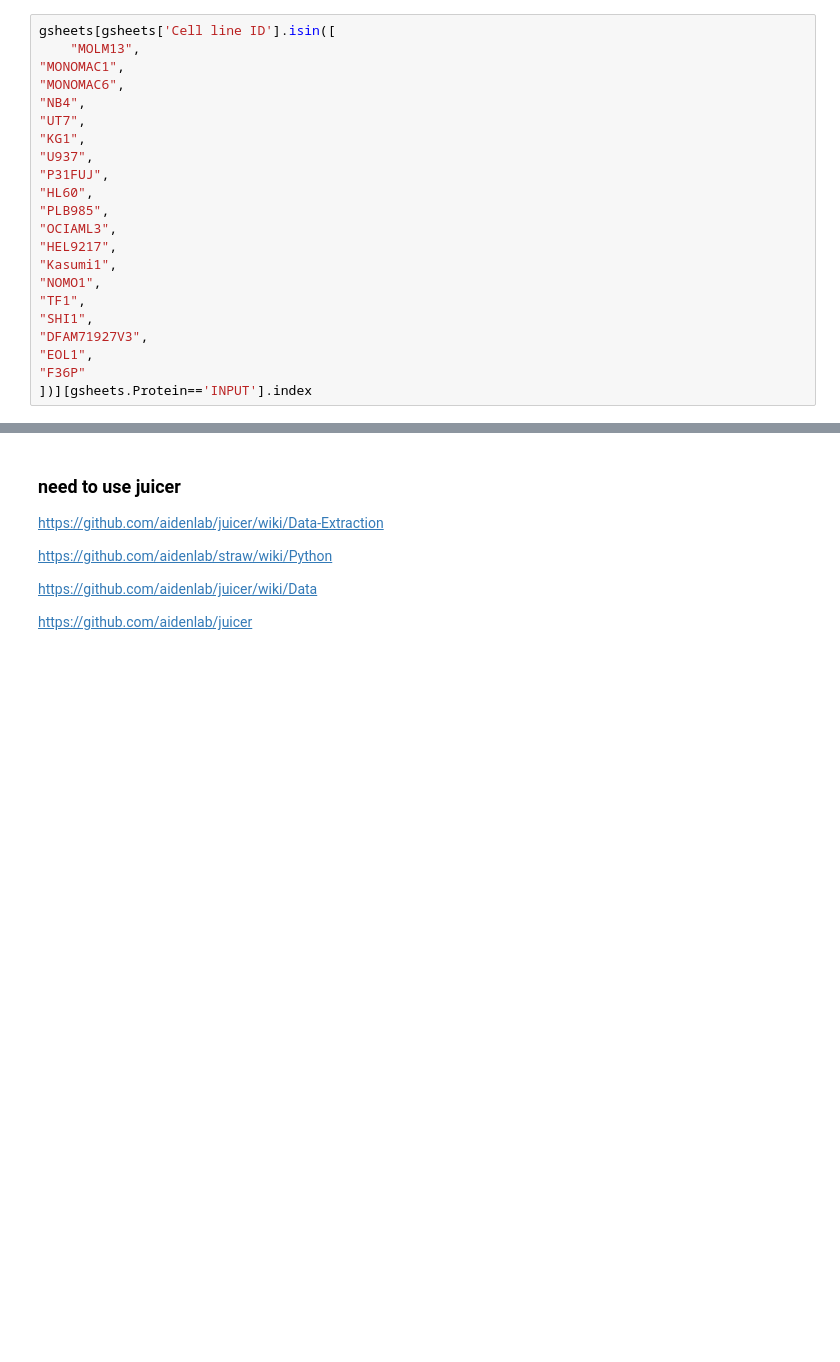
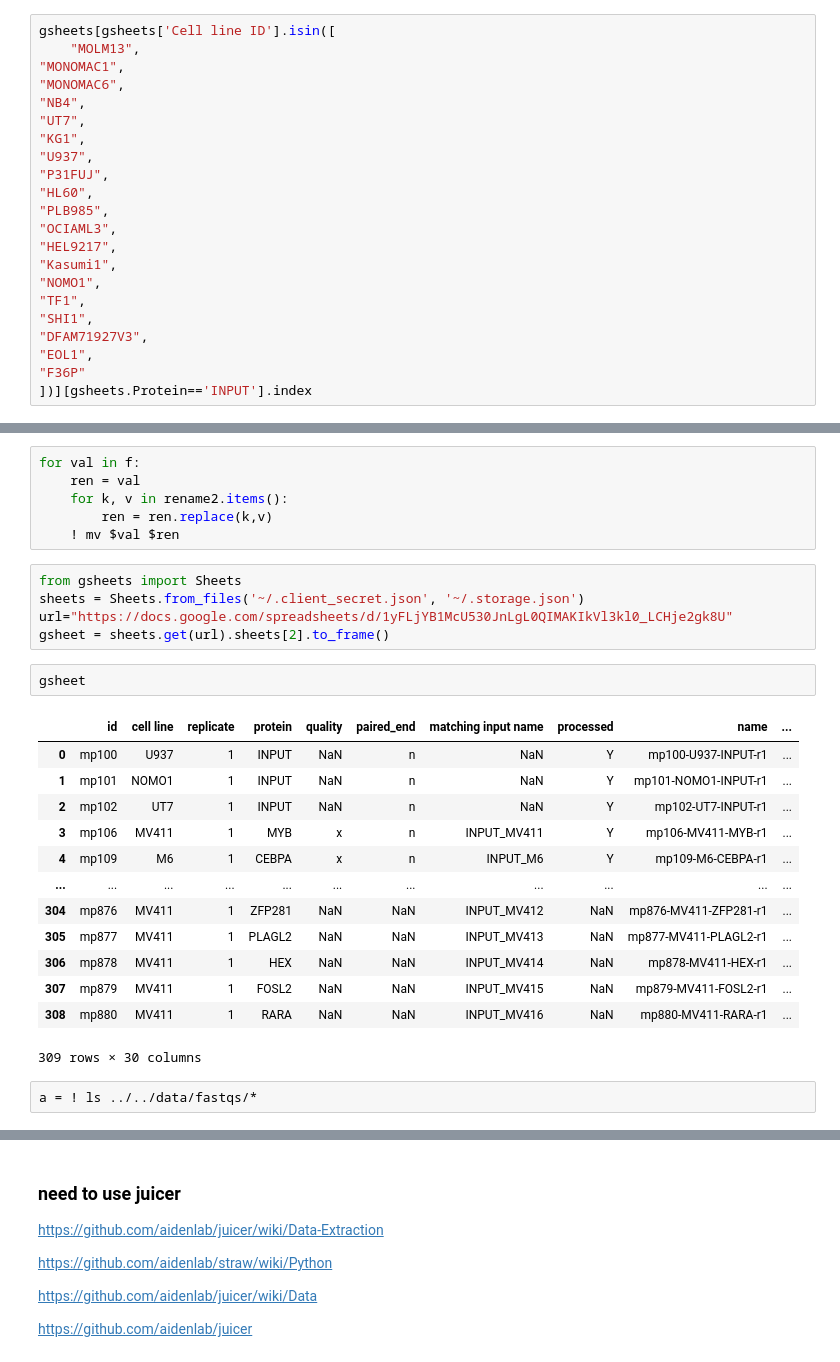
Before and after one commit to monikaperez/AMLproject, a Jupyter notebook: notebooks/Processing_ChipSeq.ipynb, the cells around one changed output, grey strips where cells are left out. Cells and saved outputs as stored; diff of their text form; blank space fills up the shorter version.

```diff
--- a/notebooks/Processing_ChipSeq.ipynb
+++ b/notebooks/Processing_ChipSeq.ipynb
@@ -290,0 +336,29 @@ gsheets[gsheets['Cell line ID'].isin([
+# %%
+for val in f:
+    ren = val
+    for k, v in rename2.items():
+        ren = ren.replace(k,v)
+    ! mv $val $ren
+# %%
+from gsheets import Sheets
+sheets = Sheets.from_files('~/.client_secret.json', '~/.storage.json')
+url="https://docs.google.com/spreadsheets/d/1yFLjYB1McU530JnLgL0QIMAKIkVl3kl0_LCHje2gk8U"
+gsheet = sheets.get(url).sheets[2].to_frame()
+# %%
+gsheet
+# %% [output]
+|  | id | cell line | replicate | protein | quality | paired_end | matching input name | processed | name | ... |
+| 0 | mp100 | U937 | 1 | INPUT | NaN | n | NaN | Y | mp100-U937-INPUT-r1 | ... |
+| 1 | mp101 | NOMO1 | 1 | INPUT | NaN | n | NaN | Y | mp101-NOMO1-INPUT-r1 | ... |
+| 2 | mp102 | UT7 | 1 | INPUT | NaN | n | NaN | Y | mp102-UT7-INPUT-r1 | ... |
+| 3 | mp106 | MV411 | 1 | MYB | x | n | INPUT_MV411 | Y | mp106-MV411-MYB-r1 | ... |
+| 4 | mp109 | M6 | 1 | CEBPA | x | n | INPUT_M6 | Y | mp109-M6-CEBPA-r1 | ... |
+| ... | ... | ... | ... | ... | ... | ... | ... | ... | ... | ... |
+| 304 | mp876 | MV411 | 1 | ZFP281 | NaN | NaN | INPUT_MV412 | NaN | mp876-MV411-ZFP281-r1 | ... |
+| 305 | mp877 | MV411 | 1 | PLAGL2 | NaN | NaN | INPUT_MV413 | NaN | mp877-MV411-PLAGL2-r1 | ... |
+| 306 | mp878 | MV411 | 1 | HEX | NaN | NaN | INPUT_MV414 | NaN | mp878-MV411-HEX-r1 | ... |
+| 307 | mp879 | MV411 | 1 | FOSL2 | NaN | NaN | INPUT_MV415 | NaN | mp879-MV411-FOSL2-r1 | ... |
+| 308 | mp880 | MV411 | 1 | RARA | NaN | NaN | INPUT_MV416 | NaN | mp880-MV411-RARA-r1 | ... |
+309 rows × 30 columns
+# %%
+a = ! ls ../../data/fastqs/*
```
Also changed, not shown: parts of 32 cells of this notebook, 3 other files.
